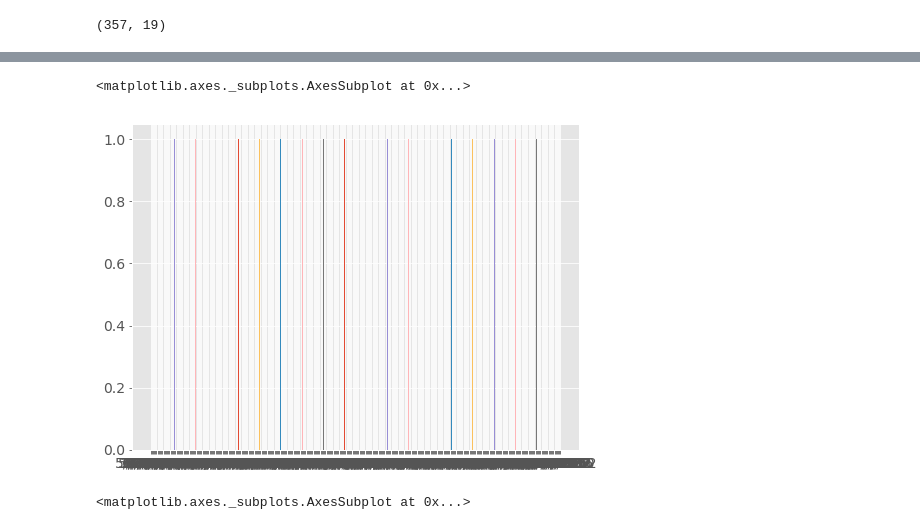
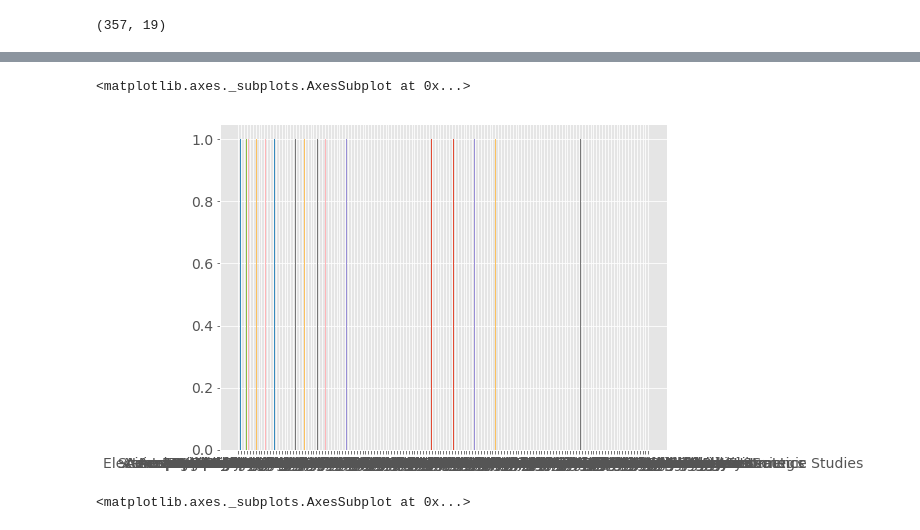
Before and after one commit to AnthonyH13/astronaut_website, a Jupyter notebook: Untitled.ipynb, the cells around one changed output, grey strips where cells are left out. Drawn from its saved outputs; the diff is of its cells as text; code cells hidden in the pictures.

```diff
--- a/Untitled.ipynb
+++ b/Untitled.ipynb
@@ -65,10 +65,10 @@ astro.describe(include="all")
 | 75% | NaN | 1996.000000 | 16.000000 | NaN | NaN | NaN | NaN | NaN | NaN | ... |
 | max | NaN | 2009.000000 | 20.000000 | NaN | NaN | NaN | NaN | NaN | NaN | ... |
 # %%
-astro['Birth Date'].hist(bins=20)
+astro['Graduate Major'].plot(bins=20)
 # %% [output]
 <matplotlib.axes._subplots.AxesSubplot at 0x...>
-[figure, old version]
+[figure, new version]
 # %%
 astro['Undergraduate Major'].value_counts().sort_index().plot()
 # %% [output]
```
Also changed, not shown: 14 other files.
